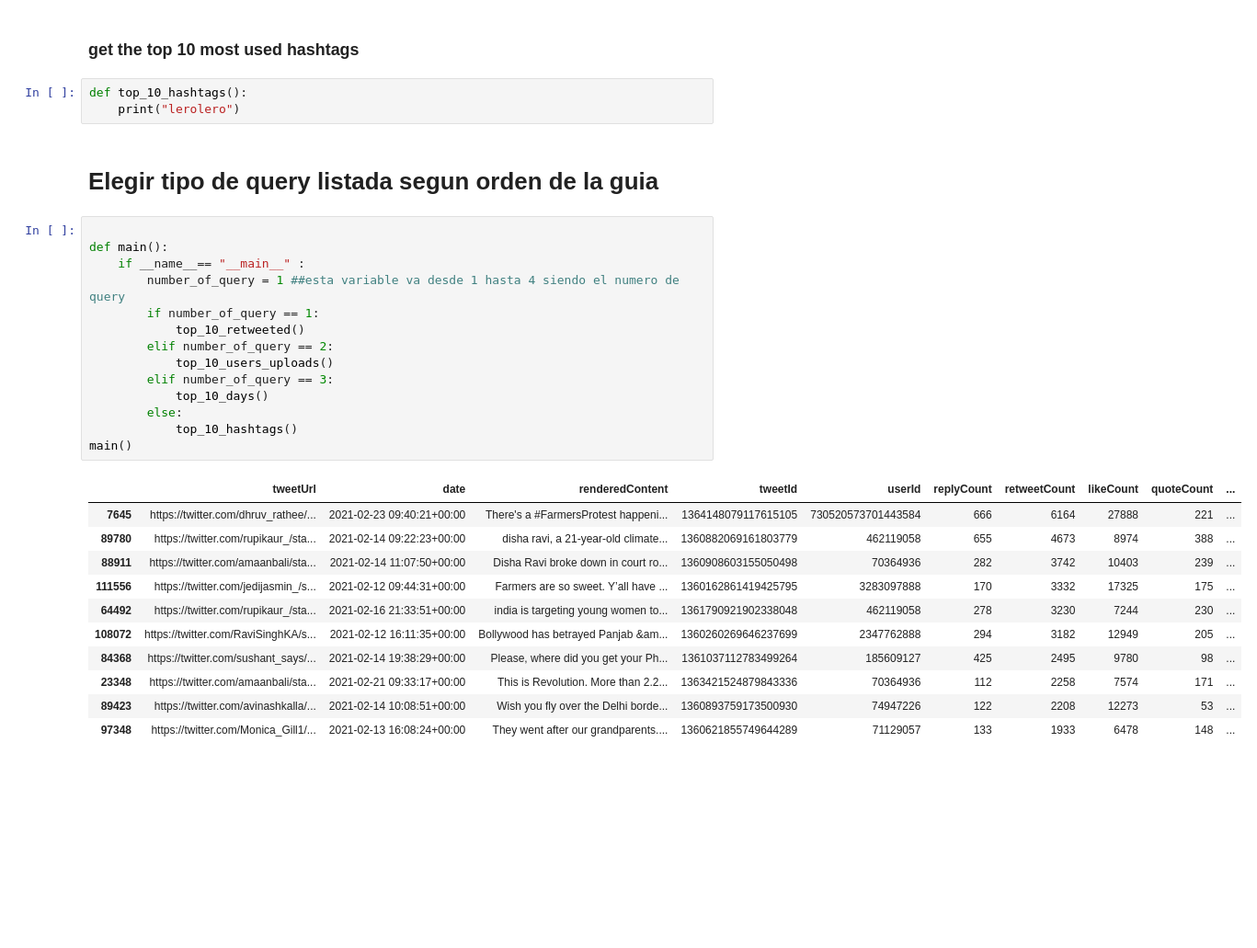
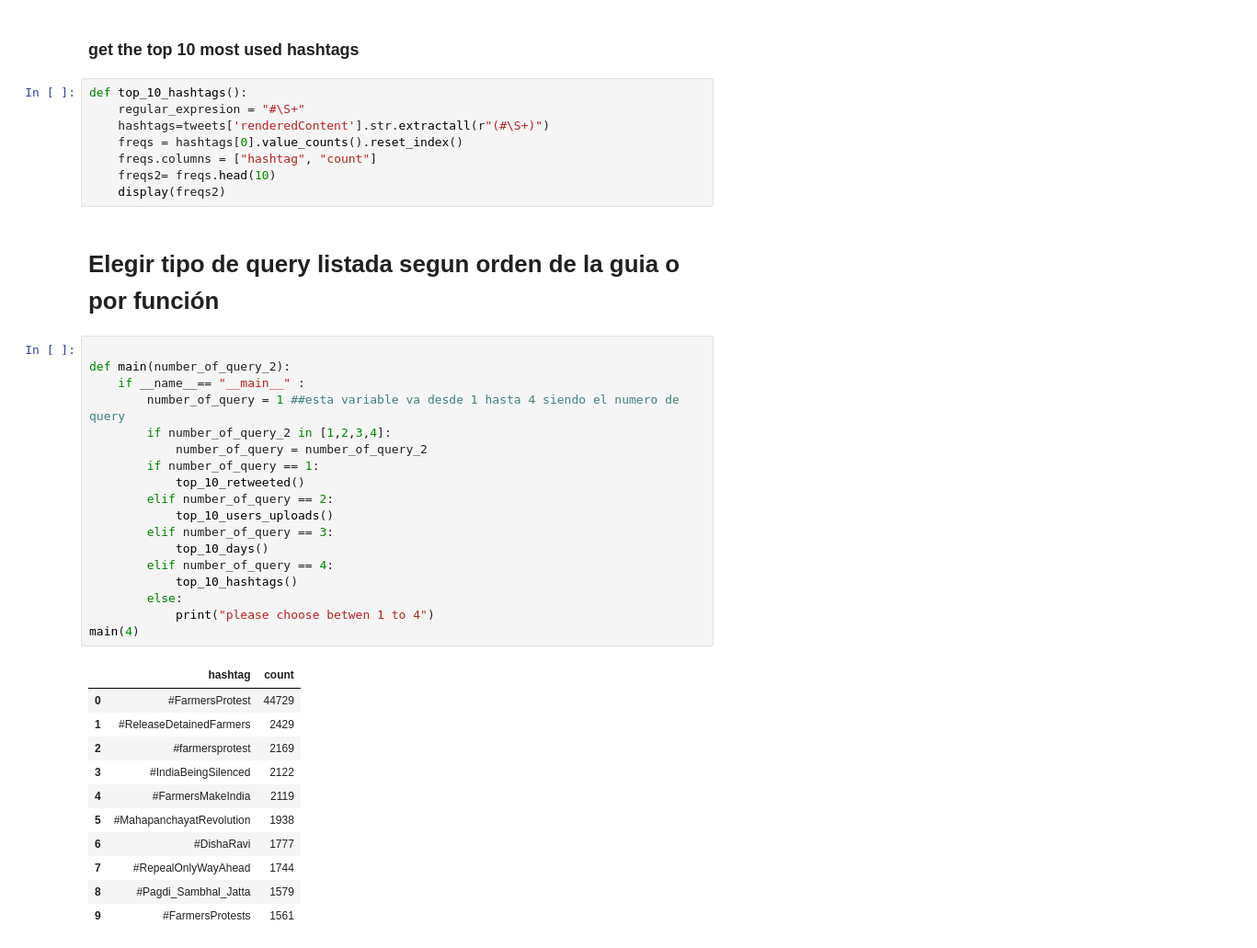
Before and after one commit to christianluer/ProyectoEspTarea1, a Jupyter notebook: Tarea 1 trial.ipynb, the cells around one changed output. Shown at 92% size. Drawn from its saved outputs; the diff is of its cells as text; blank space fills up the shorter version.

```diff
--- a/Tarea 1 trial.ipynb
+++ b/Tarea 1 trial.ipynb
@@ -118,32 +119,41 @@ def top_10_days():
 ### get the top 10 most used hashtags
 # %%
 def top_10_hashtags():
-    print("lerolero")
+    regular_expresion = "#\S+"
+    hashtags=tweets['renderedContent'].str.extractall(r"(#\S+)")
+    freqs = hashtags[0].value_counts().reset_index()
+    freqs.columns = ["hashtag", "count"]
+    freqs2= freqs.head(10)
+    display(freqs2)
 # %% [markdown]
-# Elegir tipo de query listada segun orden de la guia
+# Elegir tipo de query listada segun orden de la guia o por función
 # %%
 
-def main():
+def main(number_of_query_2):
     if __name__== "__main__" :
         number_of_query = 1 ##esta variable va desde 1 hasta 4 siendo el numero de query
+        if number_of_query_2 in [1,2,3,4]:
+            number_of_query = number_of_query_2
         if number_of_query == 1:
             top_10_retweeted()
         elif number_of_query == 2:
             top_10_users_uploads()
         elif number_of_query == 3:
             top_10_days()
+        elif number_of_query == 4:
+            top_10_hashtags()
         else:
-            top_10_hashtags()
-main()
+            print("please choose betwen 1 to 4")
+main(4)
 # %% [output]
-|  | tweetUrl | date | renderedContent | tweetId | userId | replyCount | retweetCount | likeCount | quoteCount | ... |
-| 7645 | https://twitter.com/dhruv_rathee/... | 2021-02-23 09:40:21+00:00 | There's a #FarmersProtest happeni... | 1364148079117615105 | 730520573701443584 | 666 | 6164 | 27888 | 221 | ... |
-| 89780 | https://twitter.com/rupikaur_/sta... | 2021-02-14 09:22:23+00:00 | disha ravi, a 21-year-old climate... | 1360882069161803779 | 462119058 | 655 | 4673 | 8974 | 388 | ... |
-| 88911 | https://twitter.com/amaanbali/sta... | 2021-02-14 11:07:50+00:00 | Disha Ravi broke down in court ro... | 1360908603155050498 | 70364936 | 282 | 3742 | 10403 | 239 | ... |
-| 111556 | https://twitter.com/jedijasmin_/s... | 2021-02-12 09:44:31+00:00 | Farmers are so sweet. Y’all have ... | 1360162861419425795 | 3283097888 | 170 | 3332 | 17325 | 175 | ... |
-| 64492 | https://twitter.com/rupikaur_/sta... | 2021-02-16 21:33:51+00:00 | india is targeting young women to... | 1361790921902338048 | 462119058 | 278 | 3230 | 7244 | 230 | ... |
-| 108072 | https://twitter.com/RaviSinghKA/s... | 2021-02-12 16:11:35+00:00 | Bollywood has betrayed Panjab &am... | 1360260269646237699 | 2347762888 | 294 | 3182 | 12949 | 205 | ... |
-| 84368 | https://twitter.com/sushant_says/... | 2021-02-14 19:38:29+00:00 | Please, where did you get your Ph... | 1361037112783499264 | 185609127 | 425 | 2495 | 9780 | 98 | ... |
-| 23348 | https://twitter.com/amaanbali/sta... | 2021-02-21 09:33:17+00:00 | This is Revolution. More than 2.2... | 1363421524879843336 | 70364936 | 112 | 2258 | 7574 | 171 | ... |
-| 89423 | https://twitter.com/avinashkalla/... | 2021-02-14 10:08:51+00:00 | Wish you fly over the Delhi borde... | 1360893759173500930 | 74947226 | 122 | 2208 | 12273 | 53 | ... |
-| 97348 | https://twitter.com/Monica_Gill1/... | 2021-02-13 16:08:24+00:00 | They went after our grandparents.... | 1360621855749644289 | 71129057 | 133 | 1933 | 6478 | 148 | ... |
+|  | hashtag | count |
+| 0 | #FarmersProtest | 44729 |
+| 1 | #ReleaseDetainedFarmers | 2429 |
+| 2 | #farmersprotest | 2169 |
+| 3 | #IndiaBeingSilenced | 2122 |
+| 4 | #FarmersMakeIndia | 2119 |
+| 5 | #MahapanchayatRevolution | 1938 |
+| 6 | #DishaRavi | 1777 |
+| 7 | #RepealOnlyWayAhead | 1744 |
+| 8 | #Pagdi_Sambhal_Jatta | 1579 |
+| 9 | #FarmersProtests | 1561 |
```
Also changed, not shown: parts of 2 cells of this notebook.
